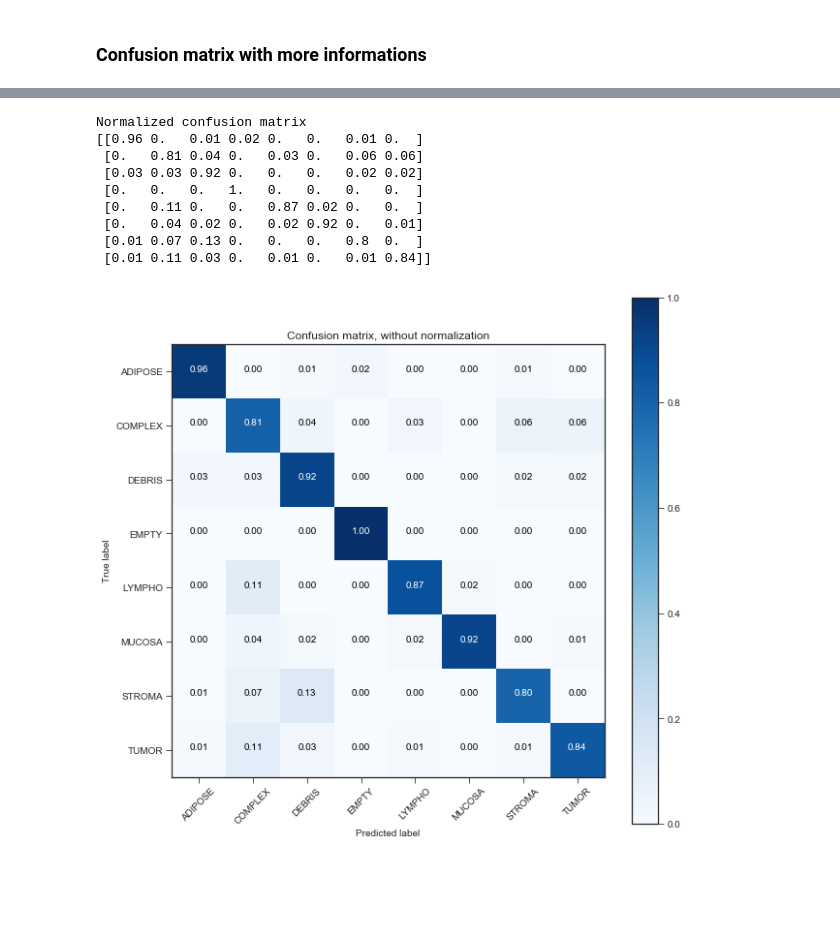
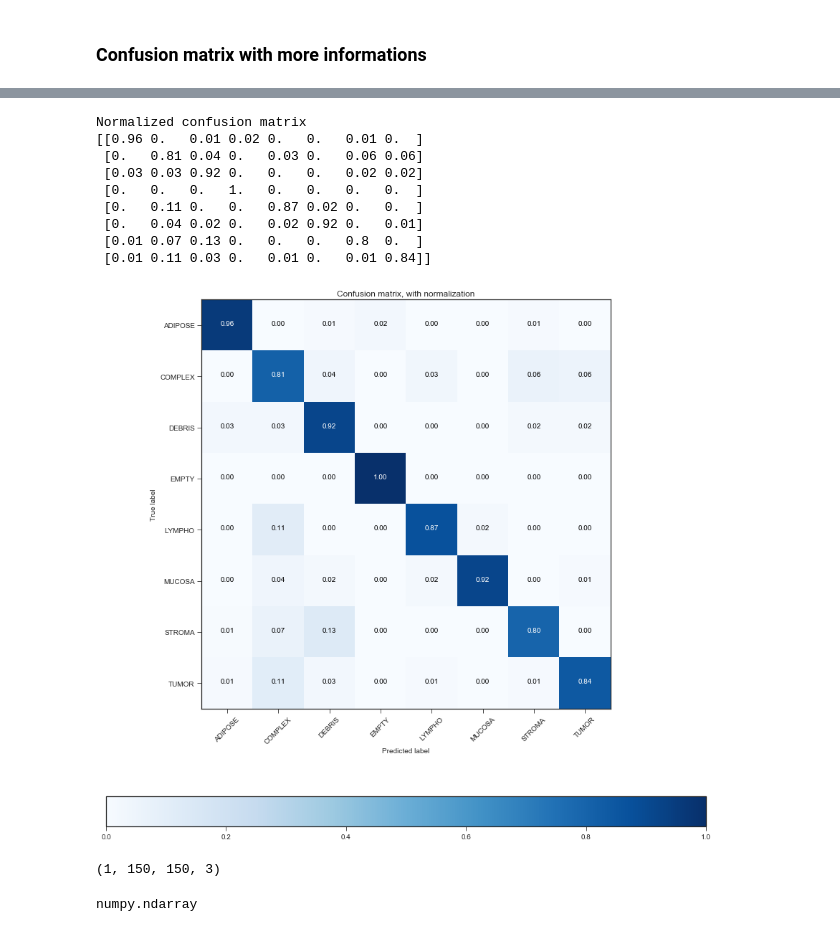
Before and after one commit to tarrade/proj_colorectal_histology, a Jupyter notebook: 03 - Model validation and metrics .ipynb, the cells around one changed output, grey strips where cells are left out. Drawn from its saved outputs; the diff is of its cells as text; code cells hidden in the pictures; blank space fills up the shorter version.

```diff
--- a/03 - Model validation and metrics .ipynb
+++ b/03 - Model validation and metrics .ipynb
@@ -169,7 +169,7 @@ def plot_confusion_matrix(cm, classes,
     plt.figure(figsize=(15,15))
     plt.imshow(cm, interpolation='nearest', cmap=cmap)
     plt.title(title)
-    plt.colorbar()
+    plt.colorbar(orientation='horizontal')
     tick_marks = np.arange(len(classes))
     plt.xticks(tick_marks, classes, rotation=45)
     plt.yticks(tick_marks, classes)
@@ -219,15 +219,23 @@ Confusion matrix, without normalization
 # %%
 # plot normalized confusion matrix
 plot_confusion_matrix(cnf_matrix, classes=dict_label,normalize=True,
-                      title='Confusion matrix, without normalization')
+                      title='Confusion matrix, with normalization')
 # %% [output]
 Normalized confusion matrix
 [[0.96 0.   0.01 0.02 0.   0.   0.01 0.  ]
  [0.   0.81 0.04 0.   0.03 0.   0.06 0.06]
  [0.03 0.03 0.92 0.   0.   0.   0.02 0.02]
  [0.   0.   0.   1.   0.   0.   0.   0.  ]
  [0.   0.11 0.   0.   0.87 0.02 0.   0.  ]
  [0.   0.04 0.02 0.   0.02 0.92 0.   0.01]
  [0.01 0.07 0.13 0.   0.   0.   0.8  0.  ]
  [0.01 0.11 0.03 0.   0.01 0.   0.01 0.84]]
-[figure, old version]
+[figure, new version]
+# %%
+x_test[0:1].shape
+# %% [output]
+(1, 150, 150, 3)
+# %%
+type(x_test[0])
+# %% [output]
+numpy.ndarray
```
Also changed, not shown: parts of 2 cells of this notebook, 1 other file.
